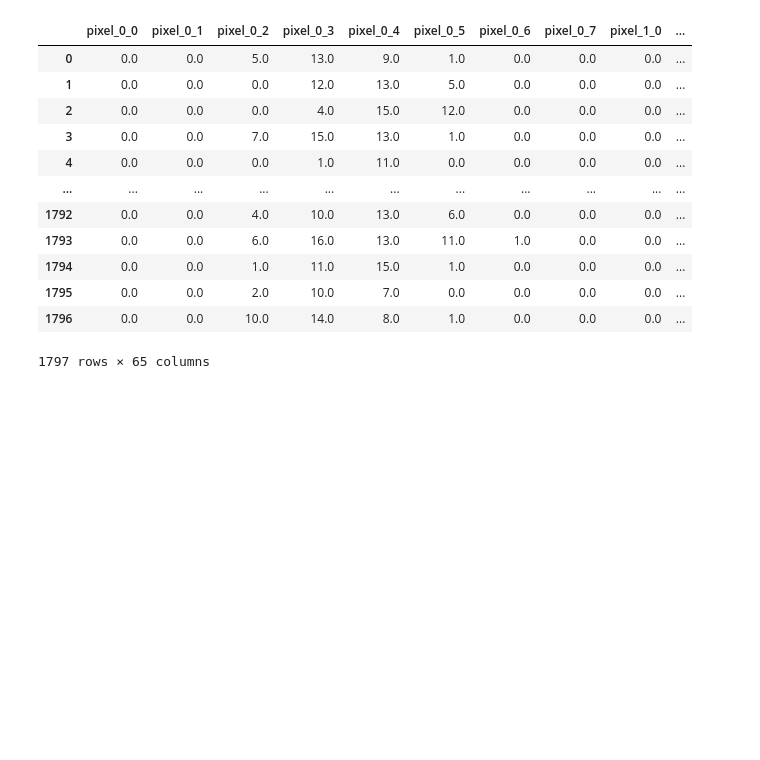
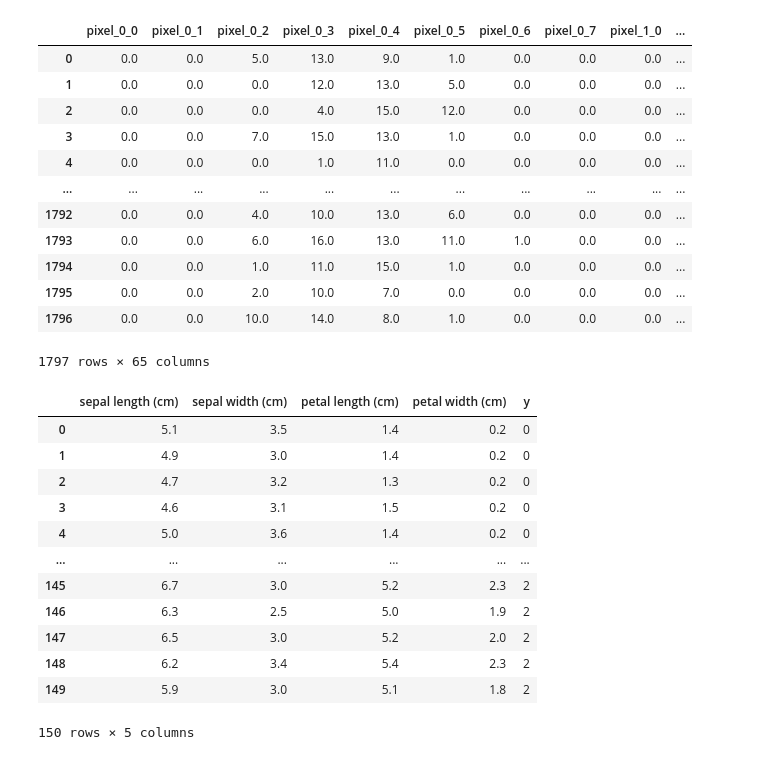
Before and after one commit to ImGilbes/data-visualization, a Jupyter notebook: dim_red_examples.ipynb, the cells around one changed output. Saved outputs shown, nothing was run; the diff lists cells and outputs as text; code cells hidden in the pictures; blank space fills up the shorter version.

```diff
--- a/dim_red_examples.ipynb
+++ b/dim_red_examples.ipynb
@@ -42,3 +48,28 @@ df_data
 | 1795 | 0.0 | 0.0 | 2.0 | 10.0 | 7.0 | 0.0 | 0.0 | 0.0 | 0.0 | ... |
 | 1796 | 0.0 | 0.0 | 10.0 | 14.0 | 8.0 | 1.0 | 0.0 | 0.0 | 0.0 | ... |
 1797 rows × 65 columns
+# %%
+# here PCA, metric MDS are good at identifying clusters, separating classes
+# non mtric MDS is just bad
+#t sne and UMAP are good
+
+from sklearn.datasets import load_iris
+data = load_iris()
+df = pd.DataFrame(data=data.data, columns=data.feature_names)
+df_data = df
+df["y"] = data.target
+df_data
+# %% [output]
+|  | sepal length (cm) | sepal width (cm) | petal length (cm) | petal width (cm) | y |
+| 0 | 5.1 | 3.5 | 1.4 | 0.2 | 0 |
+| 1 | 4.9 | 3.0 | 1.4 | 0.2 | 0 |
+| 2 | 4.7 | 3.2 | 1.3 | 0.2 | 0 |
+| 3 | 4.6 | 3.1 | 1.5 | 0.2 | 0 |
+| 4 | 5.0 | 3.6 | 1.4 | 0.2 | 0 |
+| ... | ... | ... | ... | ... | ... |
+| 145 | 6.7 | 3.0 | 5.2 | 2.3 | 2 |
+| 146 | 6.3 | 2.5 | 5.0 | 1.9 | 2 |
+| 147 | 6.5 | 3.0 | 5.2 | 2.0 | 2 |
+| 148 | 6.2 | 3.4 | 5.4 | 2.3 | 2 |
+| 149 | 5.9 | 3.0 | 5.1 | 1.8 | 2 |
+150 rows × 5 columns
```
Also changed, not shown: parts of 9 cells of this notebook.
